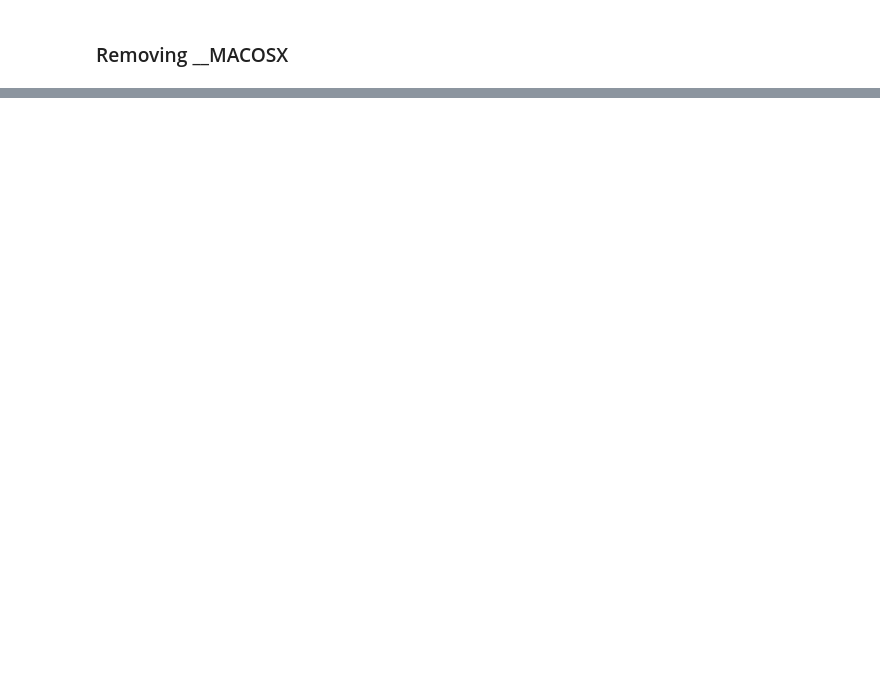
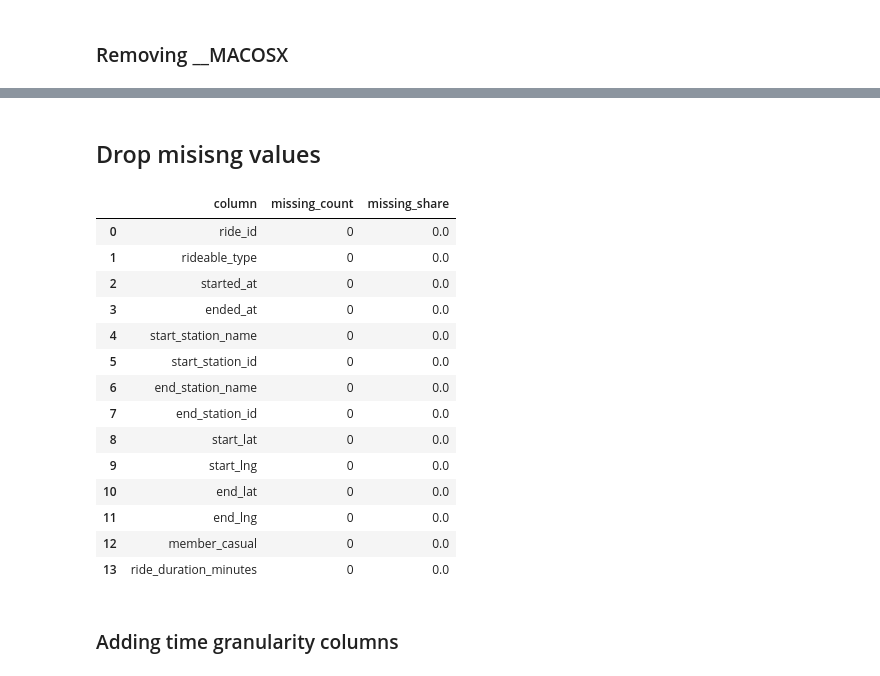
Before and after one commit to MarTvyal62/NYJ-City-Bike, a Jupyter notebook: notebooks/city_byke.ipynb, the cells around one changed output, grey strips where cells are left out. Cells and saved outputs as stored; diff of their text form; code cells hidden in the pictures; blank space fills up the shorter version.

```diff
--- a/notebooks/city_byke.ipynb
+++ b/notebooks/city_byke.ipynb
@@ -242,0 +332,6 @@ shutil.rmtree(output_dir / "__MACOSX")
+# %%
+citibike_df["ride_duration_minutes"] = (
+    citibike_df["ended_at"] - citibike_df["started_at"]
+).dt.total_seconds() / 60
+
+citibike_df[["started_at", "ended_at", "ride_duration_minutes"]].head()
@@ -242,0 +349,7 @@ shutil.rmtree(output_dir / "__MACOSX")
+# %%
+citibike_df = citibike_df[
+    (citibike_df["ride_duration_minutes"] > 1) &
+    (citibike_df["ride_duration_minutes"] <= 24 * 60)
+].copy()
+
+citibike_df.head()
@@ -242,0 +363,51 @@ shutil.rmtree(output_dir / "__MACOSX")
+# %% [markdown]
+## Drop misisng values
+# %%
+citibike_df = citibike_df.dropna(
+    subset=[
+        "ride_id",
+        "started_at",
+        "ended_at",
+        "start_lat",
+        "start_lng",
+        "end_lat",
+        "end_lng",
+        "start_station_name",
+        "start_station_id",
+        "end_station_name",
+        "end_station_id"
+        ]
+)
+# %%
+missing_values = (
+    citibike_df
+    .isna()
+    .sum()
+    .reset_index()
+)
+
+missing_values.columns = ["column", "missing_count"]
+
+missing_values["missing_share"] = (
+    missing_values["missing_count"] / len(citibike_df) * 100
+)
+
+missing_values.sort_values("missing_count", ascending=False)
+# %% [output]
+|  | column | missing_count | missing_share |
+| 0 | ride_id | 0 | 0.0 |
+| 1 | rideable_type | 0 | 0.0 |
+| 2 | started_at | 0 | 0.0 |
+| 3 | ended_at | 0 | 0.0 |
+| 4 | start_station_name | 0 | 0.0 |
+| 5 | start_station_id | 0 | 0.0 |
+| 6 | end_station_name | 0 | 0.0 |
+| 7 | end_station_id | 0 | 0.0 |
+| 8 | start_lat | 0 | 0.0 |
+| 9 | start_lng | 0 | 0.0 |
+| 10 | end_lat | 0 | 0.0 |
+| 11 | end_lng | 0 | 0.0 |
+| 12 | member_casual | 0 | 0.0 |
+| 13 | ride_duration_minutes | 0 | 0.0 |
+# %% [markdown]
+### Adding time granularity columns
```
Also changed, not shown: parts of 27 cells of this notebook, 1 other file.
